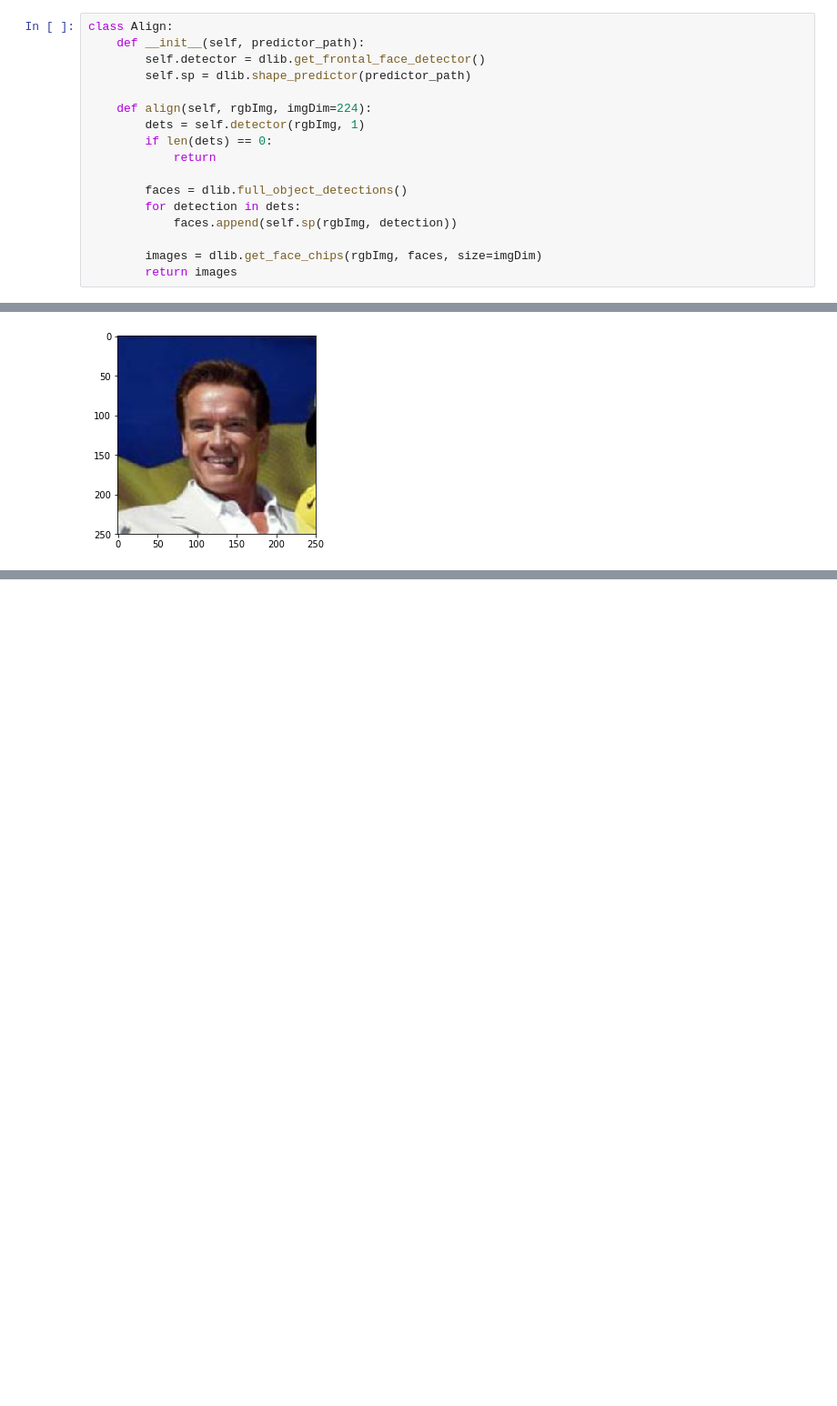
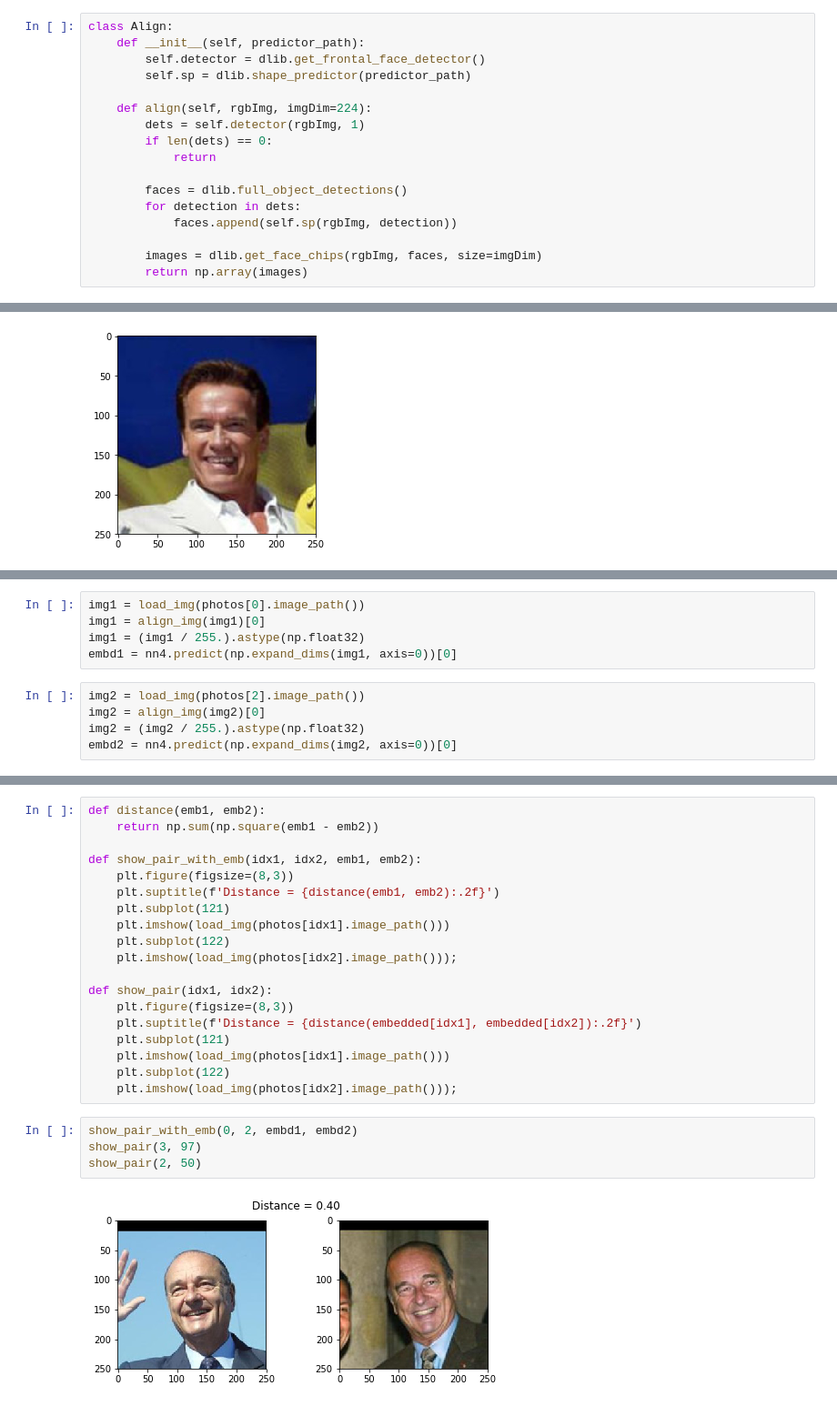
Before and after one commit to otzhora/face_recognition_models_comparation, a Jupyter notebook: FaceNet/face_net_rec.ipynb, the cells around one changed output, grey strips where cells are left out. Shown at 91% size. Cells and saved outputs as stored; diff of their text form; blank space fills up the shorter version.

```diff
--- a/FaceNet/face_net_rec.ipynb
+++ b/FaceNet/face_net_rec.ipynb
@@ -22,7 +22,7 @@ class Align:
             faces.append(self.sp(rgbImg, detection))
 
         images = dlib.get_face_chips(rgbImg, faces, size=imgDim)
-        return images
+        return np.array(images)
 # %%
 def load_img(path):
     img = cv2.imread(path, 1)
@@ -80,0 +75,10 @@ OSError: Unable to open file (unable to open file: name = '/weights/nn4.small2.v
+# %%
+img1 = load_img(photos[0].image_path())
+img1 = align_img(img1)[0]
+img1 = (img1 / 255.).astype(np.float32)
+embd1 = nn4.predict(np.expand_dims(img1, axis=0))[0]
+# %%
+img2 = load_img(photos[2].image_path())
+img2 = align_img(img2)[0]
+img2 = (img2 / 255.).astype(np.float32)
+embd2 = nn4.predict(np.expand_dims(img2, axis=0))[0]
@@ -80,0 +100,25 @@ OSError: Unable to open file (unable to open file: name = '/weights/nn4.small2.v
+# %%
+def distance(emb1, emb2):
+    return np.sum(np.square(emb1 - emb2))
+
+def show_pair_with_emb(idx1, idx2, emb1, emb2):
+    plt.figure(figsize=(8,3))
+    plt.suptitle(f'Distance = {distance(emb1, emb2):.2f}')
+    plt.subplot(121)
+    plt.imshow(load_img(photos[idx1].image_path()))
+    plt.subplot(122)
+    plt.imshow(load_img(photos[idx2].image_path()));
+
+def show_pair(idx1, idx2):
+    plt.figure(figsize=(8,3))
+    plt.suptitle(f'Distance = {distance(embedded[idx1], embedded[idx2]):.2f}')
+    plt.subplot(121)
+    plt.imshow(load_img(photos[idx1].image_path()))
+    plt.subplot(122)
+    plt.imshow(load_img(photos[idx2].image_path()));
+# %%
+show_pair_with_emb(0, 2, embd1, embd2)
+show_pair(3, 97)
+show_pair(2, 50)
+# %% [output]
+[figure, added]
```
Also changed, not shown: parts of 5 cells of this notebook.
